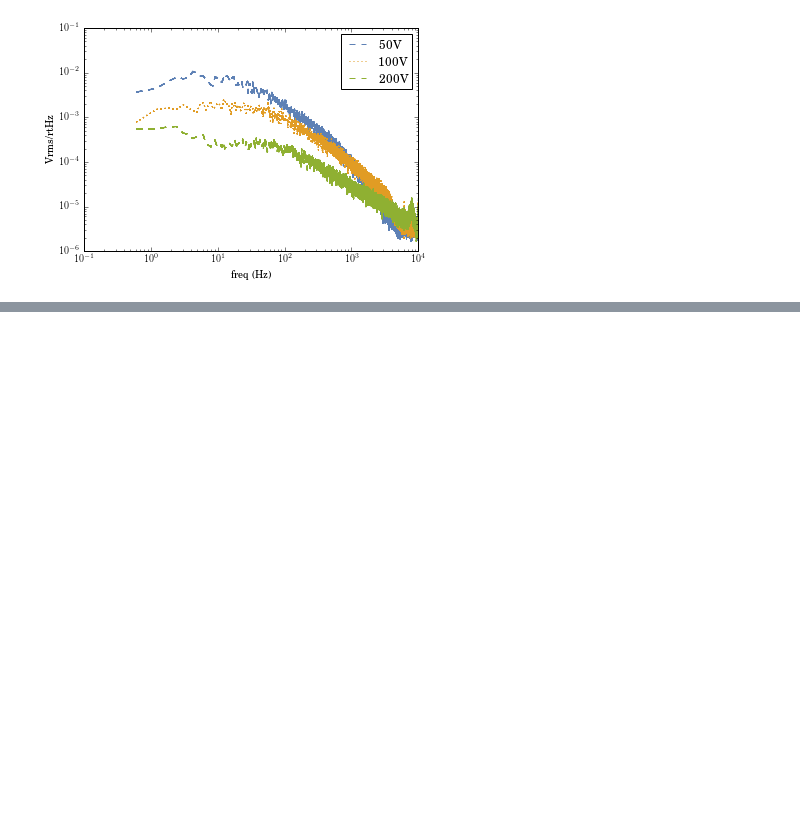
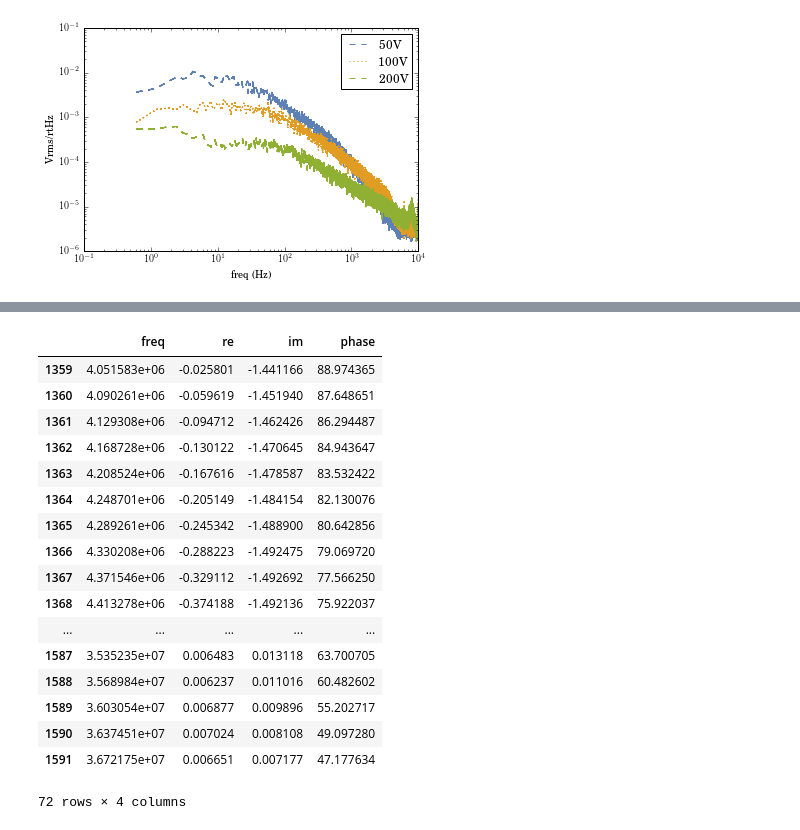
Before and after one commit to npisenti/piezo, a Jupyter notebook: calc/NoiseAnalysisFinal.ipynb, the cells around one changed output, grey strips where cells are left out. Saved outputs shown, nothing was run; the diff lists cells and outputs as text; code cells hidden in the pictures; blank space fills up the shorter version.

```diff
--- a/calc/NoiseAnalysisFinal.ipynb
+++ b/calc/NoiseAnalysisFinal.ipynb
@@ -489,0 +653,21 @@ plt.show()
+# %%
+bode_phase.loc[(bode_phase.phase > 45)]
+# %% [output]
+|  | freq | re | im | phase |
+| 1359 | 4.051583e+06 | -0.025801 | -1.441166 | 88.974365 |
+| 1360 | 4.090261e+06 | -0.059619 | -1.451940 | 87.648651 |
+| 1361 | 4.129308e+06 | -0.094712 | -1.462426 | 86.294487 |
+| 1362 | 4.168728e+06 | -0.130122 | -1.470645 | 84.943647 |
+| 1363 | 4.208524e+06 | -0.167616 | -1.478587 | 83.532422 |
+| 1364 | 4.248701e+06 | -0.205149 | -1.484154 | 82.130076 |
+| 1365 | 4.289261e+06 | -0.245342 | -1.488900 | 80.642856 |
+| 1366 | 4.330208e+06 | -0.288223 | -1.492475 | 79.069720 |
+| 1367 | 4.371546e+06 | -0.329112 | -1.492692 | 77.566250 |
+| 1368 | 4.413278e+06 | -0.374188 | -1.492136 | 75.922037 |
+| ... | ... | ... | ... | ... |
+| 1587 | 3.535235e+07 | 0.006483 | 0.013118 | 63.700705 |
+| 1588 | 3.568984e+07 | 0.006237 | 0.011016 | 60.482602 |
+| 1589 | 3.603054e+07 | 0.006877 | 0.009896 | 55.202717 |
+| 1590 | 3.637451e+07 | 0.007024 | 0.008108 | 49.097280 |
+| 1591 | 3.672175e+07 | 0.006651 | 0.007177 | 47.177634 |
+72 rows × 4 columns
```
Also changed, not shown: parts of 6 cells of this notebook, 4 other files.
